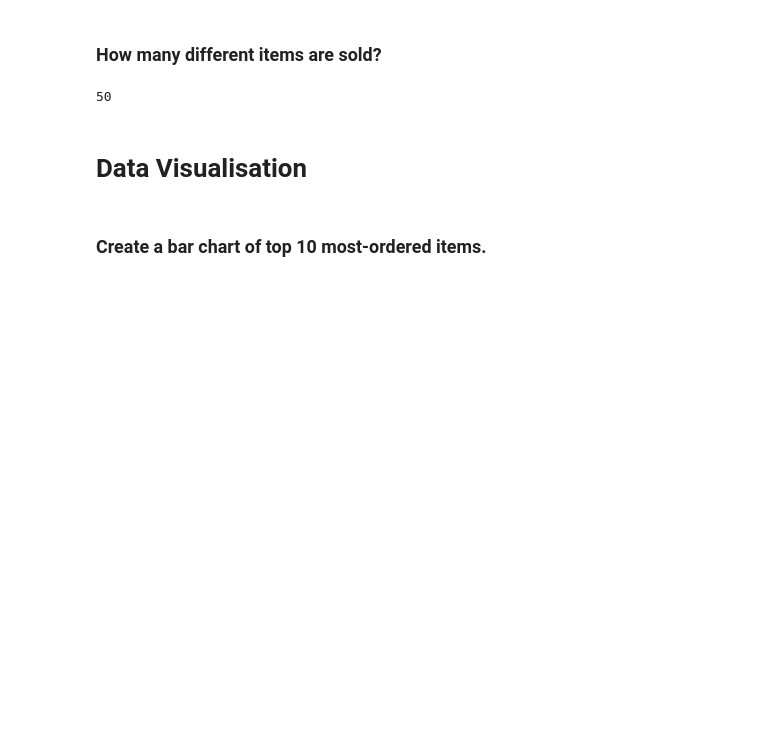
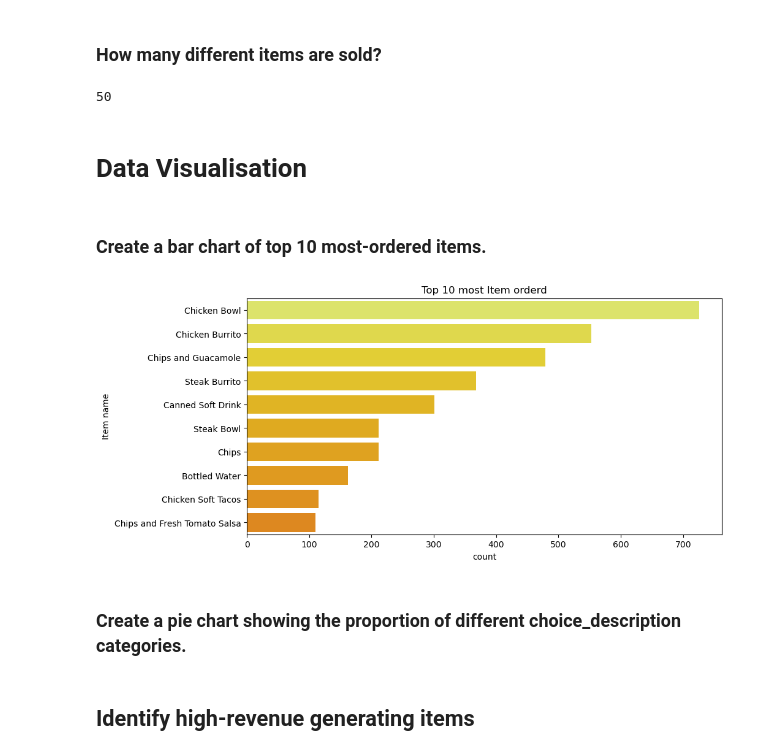
Before and after one commit to SUWAANsilveroak/Chipotle-Analysis, a Jupyter notebook: Chipotle_analysis.ipynb, the cells around one changed output. Cells and saved outputs as stored; diff of their text form; code cells hidden in the pictures; blank space fills up the shorter version.

```diff
--- a/Chipotle_analysis.ipynb
+++ b/Chipotle_analysis.ipynb
@@ -247,3 +252,23 @@ print(len(unique_items))
 # Data Visualisation
 # %% [markdown]
 ### Create a bar chart of top 10 most-ordered items.
+# %%
+# Let's get only top 10 performers and make it series
+top_10_item = chipo['item_name'].value_counts().head(10)
+
+# Now we have to covert the series into data frame
+top_10_item = top_10_item.reset_index()
+top_10_item.columns = ['item_name','count']
+
+# Bar plot
+plt.figure(figsize=(10,5))
+sns.barplot(data=top_10_item,x='count',y='item_name', palette='Wistia')
+
+plt.title('Top 10 most Item orderd')
+plt.xlabel('count')
+plt.ylabel('Item name')
+plt.show()
+# %% [output]
+[figure, added]
+# %% [markdown]
+### Create a pie chart showing the proportion of different choice_description categories.
@@ -249,0 +281,2 @@ print(len(unique_items))
+# %% [markdown]
+## Identify high-revenue generating items
```
Also changed, not shown: parts of 6 cells of this notebook.
